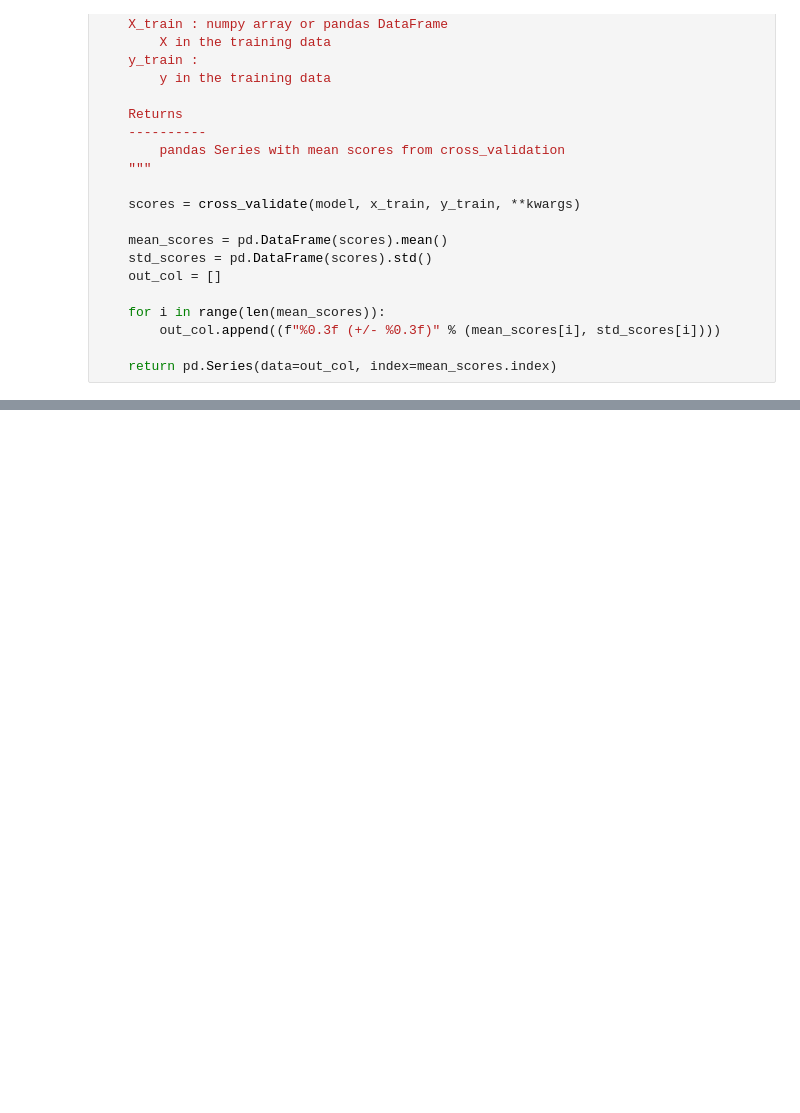
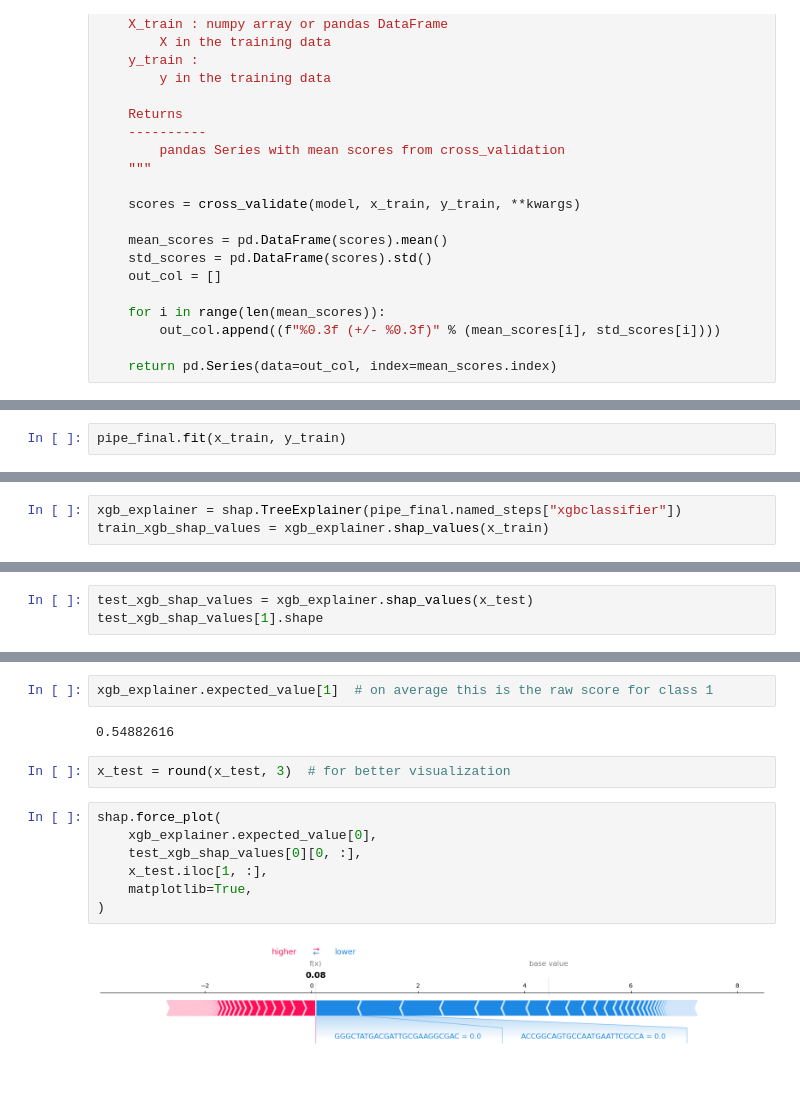
Before and after one commit to ComputationalPathogens/acheron, a Jupyter notebook: acheron/a_xgb.ipynb, the cells around one changed output, grey strips where cells are left out. Saved outputs shown, nothing was run; the diff lists cells and outputs as text; blank space fills up the shorter version.

Commit message:
xgboost model results, feature importance and several SHAP plots for visualization

```diff
--- a/acheron/a_xgb.ipynb
+++ b/acheron/a_xgb.ipynb
@@ -132,0 +1314,2 @@ pd.DataFrame(results).T
+# %%
+pipe_final.fit(x_train, y_train)
@@ -132,0 +1332,3 @@ pd.DataFrame(results).T
+# %%
+xgb_explainer = shap.TreeExplainer(pipe_final.named_steps["xgbclassifier"])
+train_xgb_shap_values = xgb_explainer.shap_values(x_train)
@@ -132,0 +1339,3 @@ pd.DataFrame(results).T
+# %%
+test_xgb_shap_values = xgb_explainer.shap_values(x_test)
+test_xgb_shap_values[1].shape
@@ -132,0 +1409,15 @@ pd.DataFrame(results).T
+# %%
+xgb_explainer.expected_value[1]  # on average this is the raw score for class 1
+# %% [output]
+0.54882616
+# %%
+x_test = round(x_test, 3)  # for better visualization
+# %%
+shap.force_plot(
+    xgb_explainer.expected_value[0],
+    test_xgb_shap_values[0][0, :],
+    x_test.iloc[1, :],
+    matplotlib=True,
+)
+# %% [output]
+[figure, added]
```
Also changed, not shown: parts of 45 cells of this notebook.
